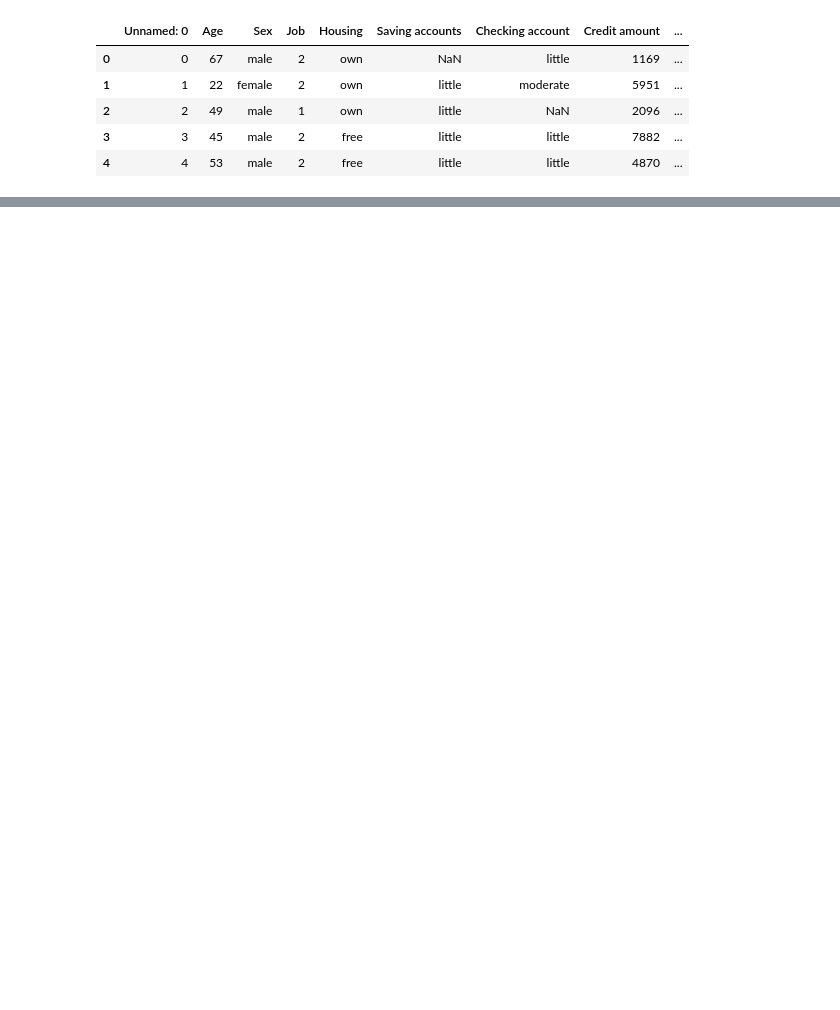
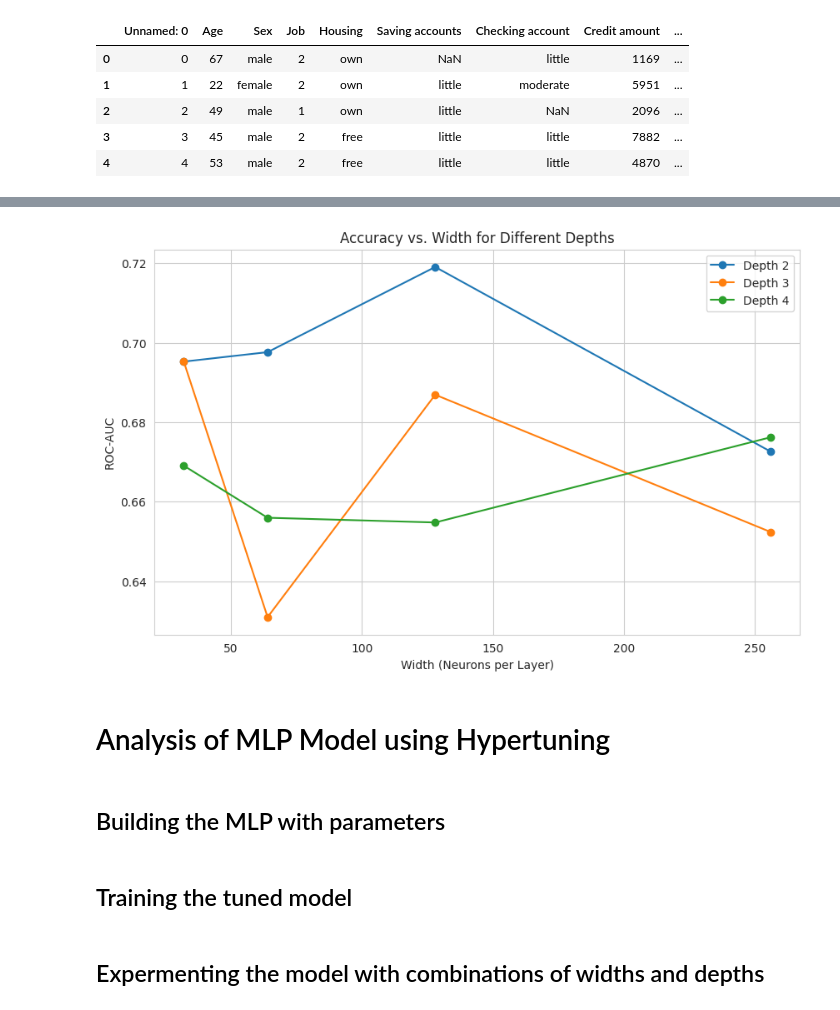
Before and after one commit to aishwarya-shekar-babu/MLP-Performance-Analysis, a Jupyter notebook: MLP_performance.ipynb, the cells around one changed output, grey strips where cells are left out. Cells and saved outputs as stored; diff of their text form; code cells hidden in the pictures; blank space fills up the shorter version.

Commit message:
Created using Colab ran using ram&disk runtime

```diff
--- a/MLP_performance.ipynb
+++ b/MLP_performance.ipynb
@@ -26,0 +175,28 @@ Data preprocessing
+# %%
+# Function to train and evaluate the simple MLP model
+def train_simple_mlp(X_train, y_train, X_val, y_val, X_test, y_test, depth, width, epochs=50, batch_size=32):
+    print(f"\nTraining Simple MLP Model with Depth={depth}, Width={width}")
+
+    # Build the model
+    model = build_simple_mlp(depth=depth, width=width)
+
+    # Train the model
+    model.fit(X_train, y_train, epochs=epochs, batch_size=batch_size, verbose=0, validation_data=(X_val, y_val))
+
+    # Predict on test set
+    y_pred = (model.predict(X_test, batch_size=batch_size, verbose=0) > 0.5).astype("int32")
+
+    # Calculate evaluation metrics
+    results = {
+        'Accuracy': accuracy_score(y_test, y_pred),
+        'Precision': precision_score(y_test, y_pred),
+        'Recall': recall_score(y_test, y_pred),
+        'F1-Score': f1_score(y_test, y_pred),
+        'ROC-AUC': roc_auc_score(y_test, y_pred)
+    }
+
+    print(f"Accuracy: {results['Accuracy']:.4f}, Precision: {results['Precision']:.4f}, "
+          f"Recall: {results['Recall']:.4f}, F1-Score: {results['F1-Score']:.4f}, "
+          f"ROC-AUC: {results['ROC-AUC']:.4f}\n")
+
+    return results
@@ -26,0 +275,22 @@ Data preprocessing
+# %%
+# Set Seaborn style for better visualization
+sns.set_style("whitegrid")
+
+# Plot accuracy vs. width for different depths
+plt.figure(figsize=(10, 6))
+
+for depth in depths:
+    subset = final_simple_results_df[final_simple_results_df["Depth"] == depth]
+    plt.plot(subset["Width"], subset["ROC-AUC"], marker='o', label=f"Depth {depth}")
+
+plt.xlabel("Width (Neurons per Layer)")
+plt.ylabel("ROC-AUC")
+plt.title("Accuracy vs. Width for Different Depths")
+plt.legend()
+plt.show()
+# %% [output]
+[figure, added]
+# %% [markdown]
+# Analysis of MLP Model using Hypertuning
+# %% [markdown]
+## Building the MLP with parameters
@@ -26,0 +322,2 @@ Data preprocessing
+# %% [markdown]
+## Training the tuned model
@@ -26,0 +357,2 @@ Data preprocessing
+# %% [markdown]
+## Expermenting the model with combinations of widths and depths
```
Also changed, not shown: parts of 35 cells of this notebook.
